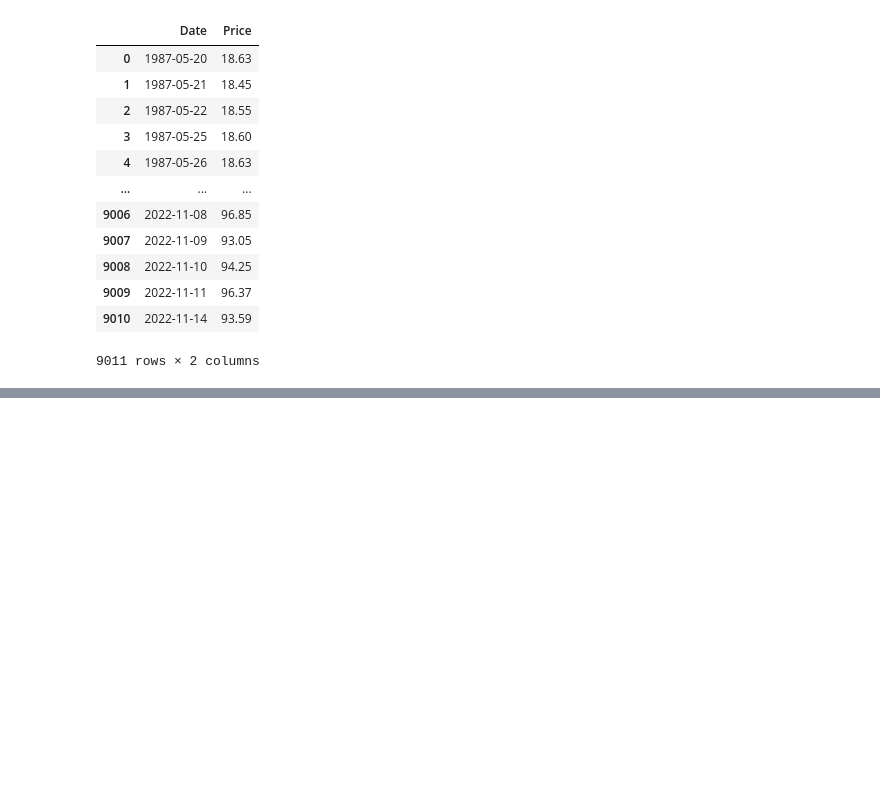
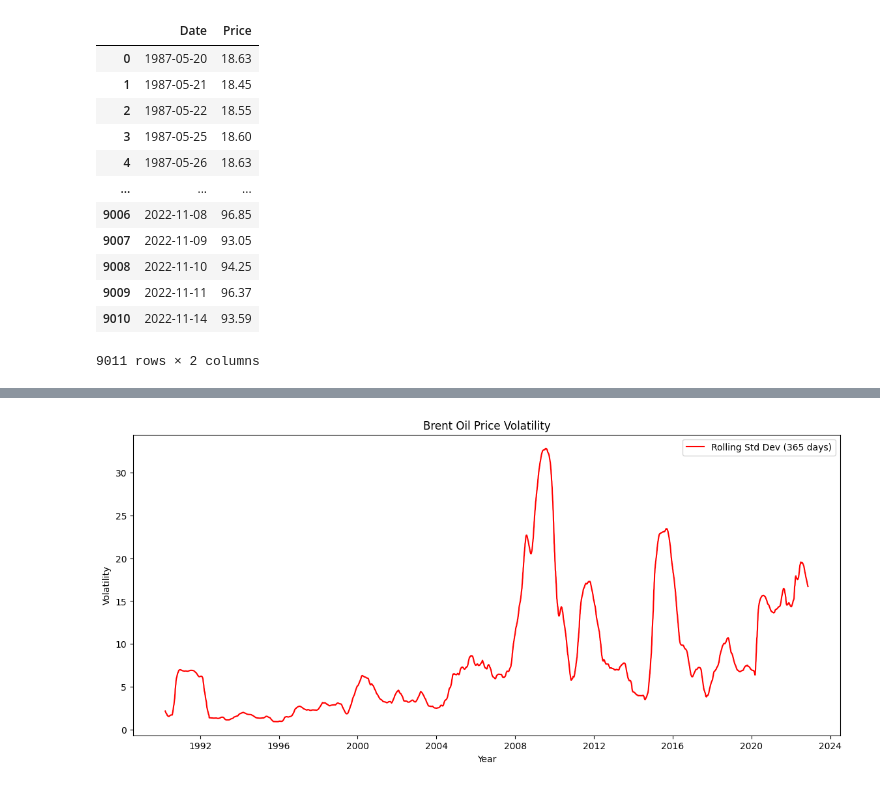
Before and after one commit to Khayo-7/10Academy-Kifiya-Week-10, a Jupyter notebook: notebooks/initial_EDA.ipynb, the cells around one changed output, grey strips where cells are left out. Drawn from its saved outputs; the diff is of its cells as text; code cells hidden in the pictures; blank space fills up the shorter version.

```diff
--- a/notebooks/initial_EDA.ipynb
+++ b/notebooks/initial_EDA.ipynb
@@ -168,0 +203,4 @@ preprocessor.save_data(Path("../resources/data/processed/processed.csv"))
+# %%
+eda.plot_volatility()
+# %% [output]
+[figure, added]
```
Also changed, not shown: parts of 20 cells of this notebook, 22 other files.
